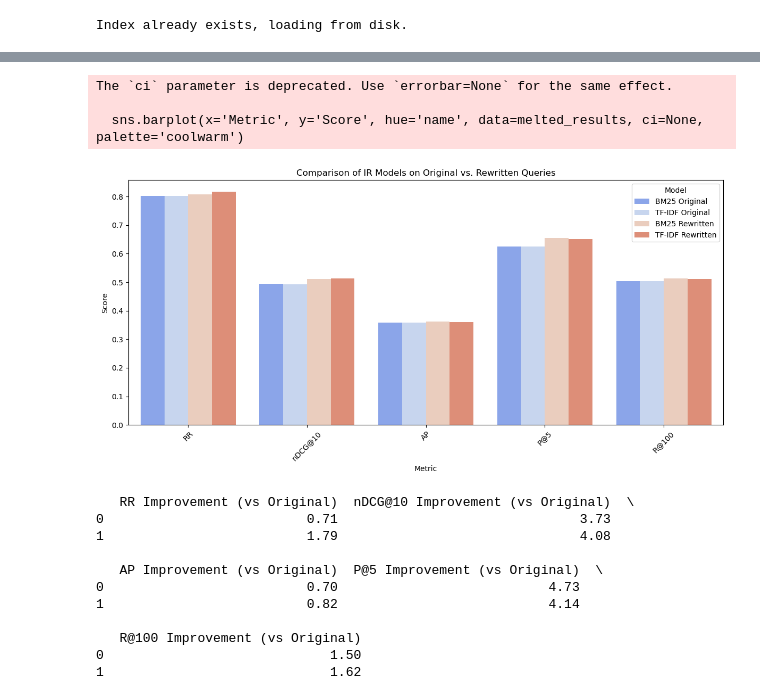
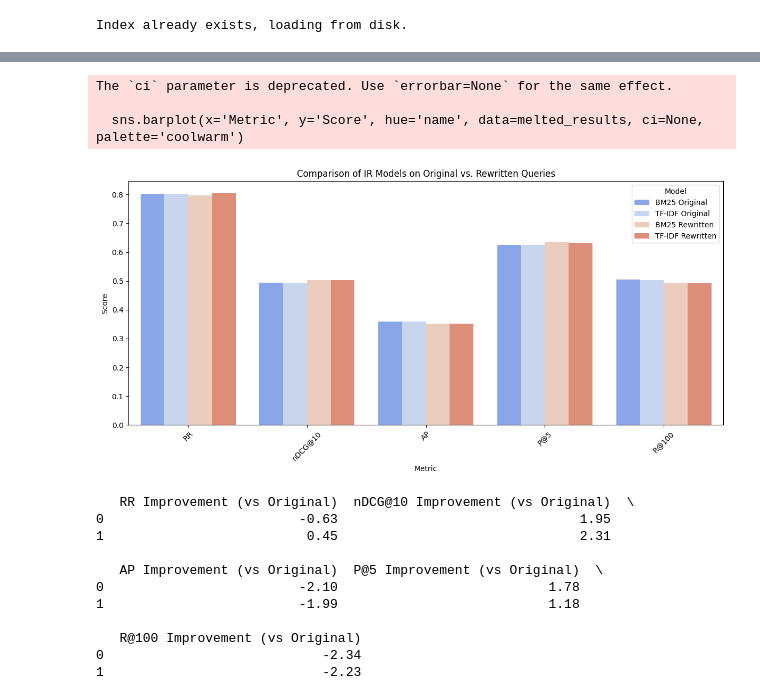
Before and after one commit to zowie128/IR-project, a Jupyter notebook: final_submission_project.ipynb, the cells around one changed output, grey strips where cells are left out. Saved outputs shown, nothing was run; the diff lists cells and outputs as text; code cells hidden in the pictures.

```diff
--- a/final_submission_project.ipynb
+++ b/final_submission_project.ipynb
@@ -377,31 +505,31 @@ Results for Rewritten Queries:
 # %%
 import pandas as pd
 import matplotlib.pyplot as plt
 import seaborn as sns
 
 # Load the evaluation results
 results_original = pd.read_csv('results_original.csv')
-rewritten_results = pd.read_csv('rewritten_results_0.4.csv')
+rewritten_results = pd.read_csv('rewritten_results.csv')
 
 # Combine the results for easier comparison
 combined_results = pd.concat([results_original.assign(QueryType='Original'), rewritten_results.assign(QueryType='Rewritten')])
 
 # Melt the DataFrame for easier plotting with seaborn
 melted_results = combined_results.melt(id_vars=['QueryType', 'name'], var_name='Metric', value_name='Score')
 
 # Plotting
 plt.figure(figsize=(12, 6))
 sns.barplot(x='Metric', y='Score', hue='name', data=melted_results, ci=None, palette='coolwarm')
 plt.title('Comparison of IR Models on Original vs. Rewritten Queries')
 plt.xticks(rotation=45)
 plt.legend(title='Model')
 plt.tight_layout()
 plt.show()
 # %% [output]
 The `ci` parameter is deprecated. Use `errorbar=None` for the same effect.
 
   sns.barplot(x='Metric', y='Score', hue='name', data=melted_results, ci=None, palette='coolwarm')
-[figure, old version]
+[figure, new version]
 # %%
 import numpy as np  # Import numpy for handling division by zero
 
@@ -429,13 +557,13 @@ improvement_df.columns = [col + ' Improvement (vs Original)' for col in improvem
 print(improvement_df)
 # %% [output]
    RR Improvement (vs Original)  nDCG@10 Improvement (vs Original)  \
-0                          0.71                               3.73
-1                          1.79                               4.08
+0                         -0.63                               1.95
+1                          0.45                               2.31
 
    AP Improvement (vs Original)  P@5 Improvement (vs Original)  \
-0                          0.70                           4.73
-1                          0.82                           4.14
+0                         -2.10                           1.78
+1                         -1.99                           1.18
 
    R@100 Improvement (vs Original)
-0                             1.50
-1                             1.62
+0                            -2.34
+1                            -2.23
```
Also changed, not shown: parts of 12 cells of this notebook, 21 other files.
